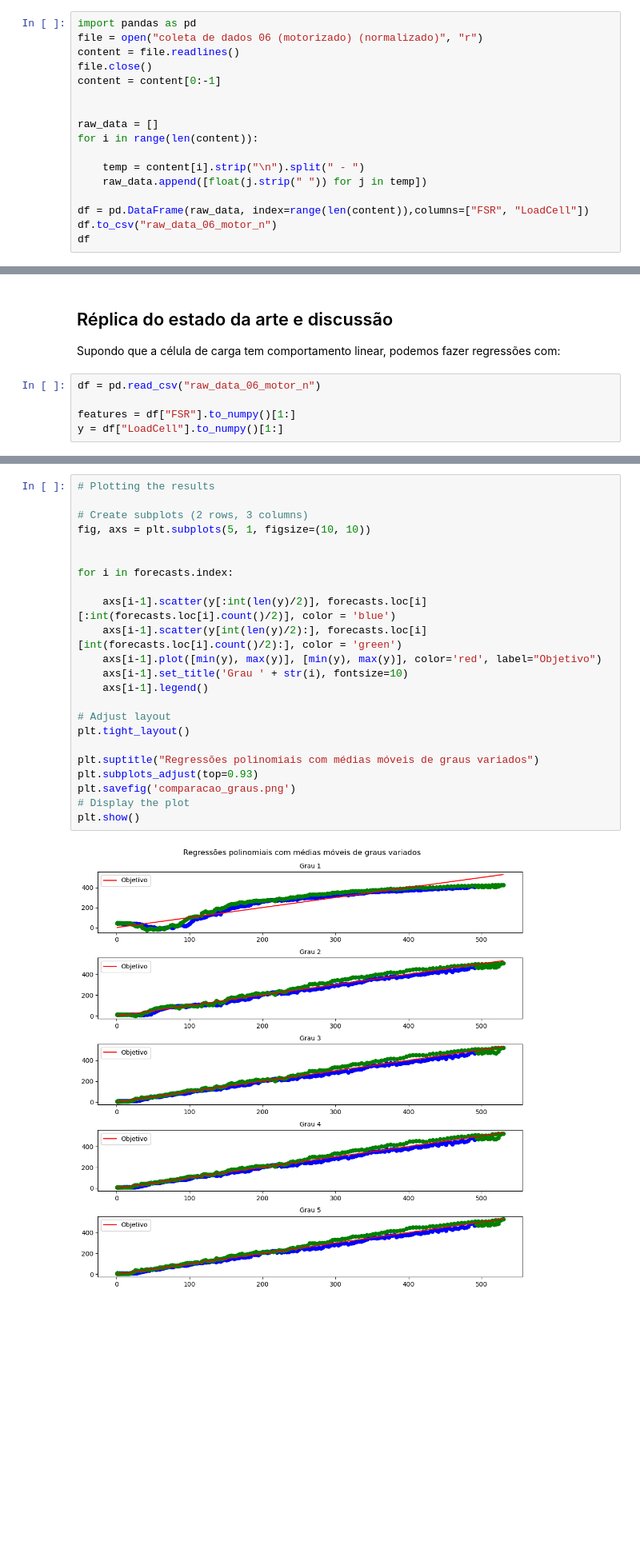
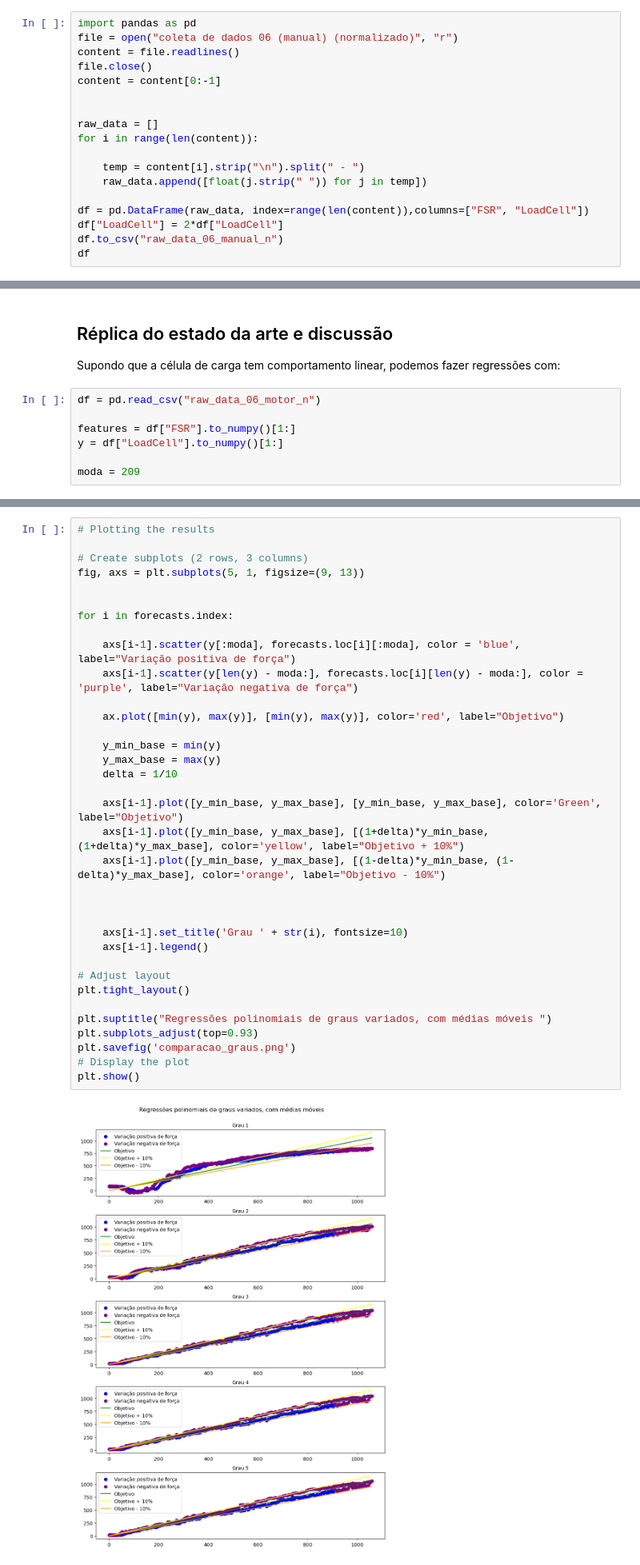
Before and after one commit to LucasWestfal/FSR_calibration_techniques, a Jupyter notebook: models.ipynb, the cells around one changed output, grey strips where cells are left out. Shown at 80% size. Saved outputs shown, nothing was run; the diff lists cells and outputs as text; blank space fills up the shorter version.

Commit message:
update dos plots

```diff
--- a/models.ipynb
+++ b/models.ipynb
@@ -159,7 +143,7 @@ Será gerada uma curva de cada tipo, junto do perfil de carga correspondente.
 # Tratando dados coletados
 # %%
 import pandas as pd
-file = open("coleta de dados 06 (motorizado) (normalizado)", "r")
+file = open("coleta de dados 06 (manual) (normalizado)", "r")
 content = file.readlines()
 file.close()
 content = content[0:-1]
@@ -172,7 +156,8 @@ for i in range(len(content)):
     raw_data.append([float(j.strip(" ")) for j in temp])
 
 df = pd.DataFrame(raw_data, index=range(len(content)),columns=["FSR", "LoadCell"])
-df.to_csv("raw_data_06_motor_n")
+df["LoadCell"] = 2*df["LoadCell"]
+df.to_csv("raw_data_06_manual_n")
 df
 # %% [output]
 |  | FSR | LoadCell |
@@ -199,6 +184,8 @@ df = pd.read_csv("raw_data_06_motor_n")
 
 features = df["FSR"].to_numpy()[1:]
 y = df["LoadCell"].to_numpy()[1:]
+
+moda = 209
 # %%
 ## definindo funções de tratamento de dados e regressao plinomial
 
@@ -266,28 +251,40 @@ ValueError: setting an array element with a sequence. The requested array has an
 # %%
 # Plotting the results
 
 # Create subplots (2 rows, 3 columns)
-fig, axs = plt.subplots(5, 1, figsize=(10, 10))
+fig, axs = plt.subplots(5, 1, figsize=(9, 13))
 
 
 for i in forecasts.index:
 
-    axs[i-1].scatter(y[:int(len(y)/2)], forecasts.loc[i][:int(forecasts.loc[i].count()/2)], color = 'blue')
-    axs[i-1].scatter(y[int(len(y)/2):], forecasts.loc[i][int(forecasts.loc[i].count()/2):], color = 'green')
-    axs[i-1].plot([min(y), max(y)], [min(y), max(y)], color='red', label="Objetivo")
+    axs[i-1].scatter(y[:moda], forecasts.loc[i][:moda], color = 'blue', label="Variação positiva de força")
+    axs[i-1].scatter(y[len(y) - moda:], forecasts.loc[i][len(y) - moda:], color = 'purple', label="Variação negativa de força")
+
+    ax.plot([min(y), max(y)], [min(y), max(y)], color='red', label="Objetivo")
+
+    y_min_base = min(y)
+    y_max_base = max(y)
+    delta = 1/10
+
+    axs[i-1].plot([y_min_base, y_max_base], [y_min_base, y_max_base], color='Green', label="Objetivo")
+    axs[i-1].plot([y_min_base, y_max_base], [(1+delta)*y_min_base, (1+delta)*y_max_base], color='yellow', label="Objetivo + 10%")
+    axs[i-1].plot([y_min_base, y_max_base], [(1-delta)*y_min_base, (1-delta)*y_max_base], color='orange', label="Objetivo - 10%")
+
+
+
     axs[i-1].set_title('Grau ' + str(i), fontsize=10)
     axs[i-1].legend()
 
 # Adjust layout
 plt.tight_layout()
 
-plt.suptitle("Regressões polinomiais com médias móveis de graus variados")
+plt.suptitle("Regressões polinomiais de graus variados, com médias móveis ")
 plt.subplots_adjust(top=0.93)
 plt.savefig('comparacao_graus.png')
 # Display the plot
 plt.show()
 # %% [output]
-[figure, old version]
+[figure, new version]
 # %%
 X, _ = generate_sample_data(data, window_size, seed = 42)
 
```
Also changed, not shown: parts of 19 cells of this notebook, 9 other files.
